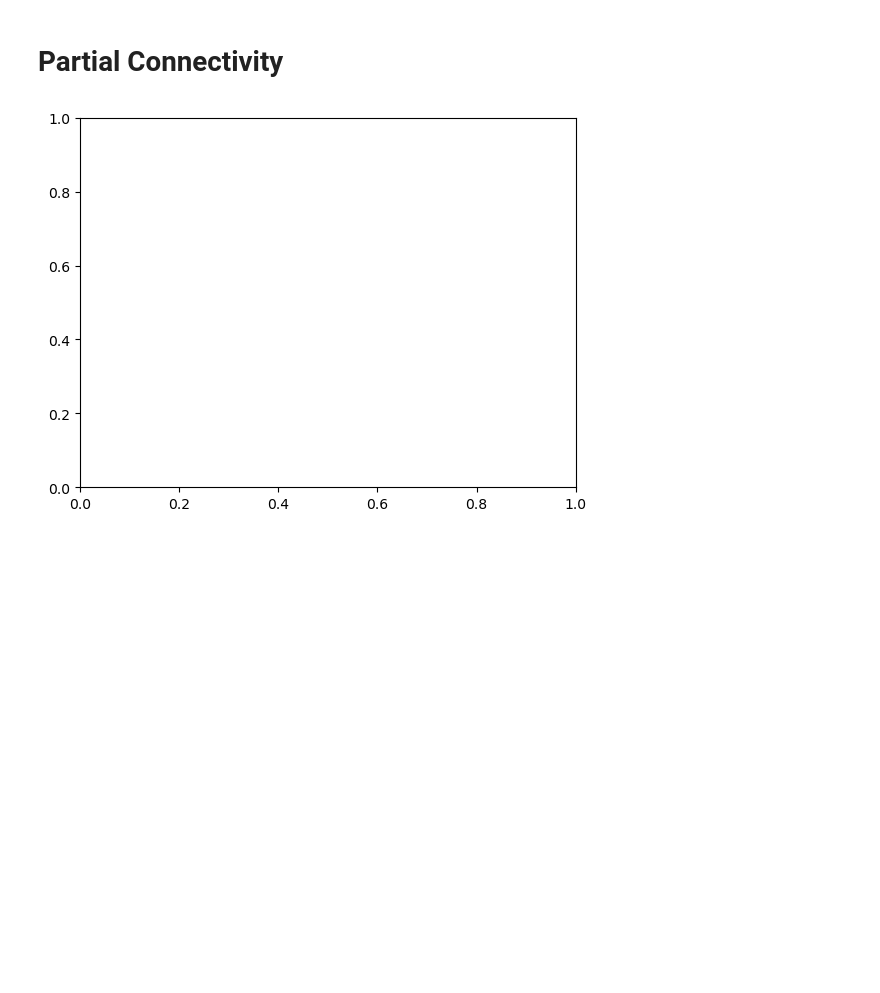
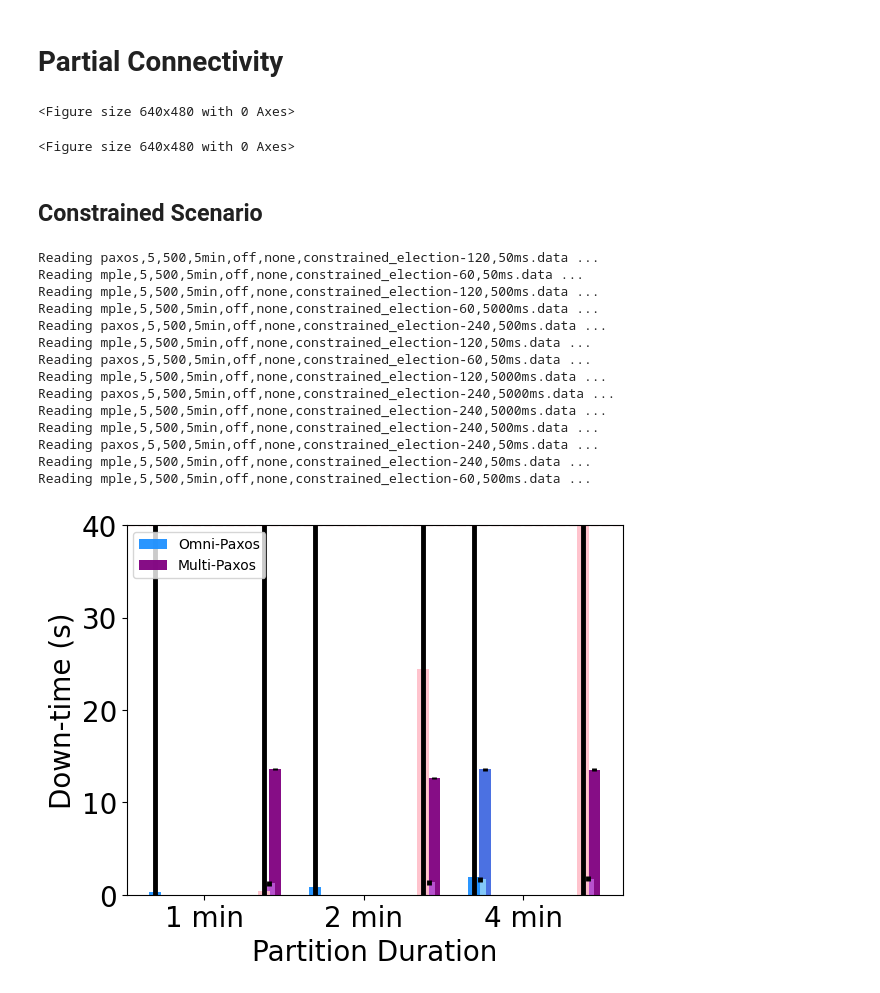
Before and after one commit to haraldng/omnipaxos-artifacts, a Jupyter notebook: visualisation/custom_plotters/bench/atomic_broadcast/Plotter.ipynb, the cells around one changed output. Drawn from its saved outputs; the diff is of its cells as text; code cells hidden in the pictures; blank space fills up the shorter version.

```diff
--- a/visualisation/custom_plotters/bench/atomic_broadcast/Plotter.ipynb
+++ b/visualisation/custom_plotters/bench/atomic_broadcast/Plotter.ipynb
@@ -16,9 +129,10 @@ GROUP_DIST = 10
 
 TIMEOUTS = ["50ms","500ms","5000ms"]
 
-fig, ax = plt.subplots()
+plt.figure()
 # %% [output]
-[figure, removed]
+<Figure size 640x480 with 0 Axes>
+<Figure size 640x480 with 0 Axes>
 # %%
 CI_INIT = [(0,0) for _ in range(3)]
 
@@ -118,15 +237,16 @@ def plot_all_bars(all_groups):
                 #bar_dist = (j)*BAR_DIST
                 #y = algo_group[j]
                 x = base + bar_dist
-                #print("x: {}, y: {}".format(x, y))
                 error_bar_color = "black"
-                if util.colors[label] == "black":
+                if colors[label] == "black":
                     error_bar_color = "gray"
                 #print(ci[algo_group_len - j-1])
                 (ci_lo, ci_hi) = ci[algo_group_len - j-1]
                 if y > 0:
-                    plt.bar(x, y, align='edge', width=BAR_WIDTH, color=util.colors[label], alpha=0.95, yerr=(ci_hi/1000-ci_lo/1000)/2, ecolor = error_bar_color, error_kw = {"elinewidth": 3.5})
+                    plt.bar(x, y, align='edge', width=BAR_WIDTH, color=colors[label], alpha=0.95, yerr=(ci_hi/1000-ci_lo/1000)/2, ecolor = error_bar_color, error_kw = {"elinewidth": 3.5}, label=algo)
 
+    ax = plt.gca()
+    legend_without_duplicate_labels(ax)
     #plt.yscale("log")
     SIZE = 20
     plt.rc('axes', labelsize=SIZE)    # fontsize of the x and y labels
@@ -141,9 +261,31 @@ def plot_all_bars(all_groups):
     plt.tick_params(axis='both', which='major', labelsize=SIZE)
     plt.ylabel("Down-time (s)", size=20)
     plt.xlabel("Partition Duration", size=20)
-    plt.ylim(top=40)
+    plt.ylim(top=40, bottom=0)
 
 
 #ax.legend(fontsize=18)
 #fig = ax.get_figure()
 #fig.set_size_inches(8.5, 4.5)
+# %% [markdown]
+## Constrained Scenario
+# %%
+CONSTRAINED_DIR = "/Users/haraldng/Library/CloudStorage/Dropbox/google-cloud/revision/oct-15/constrained/meta_results/constrained-paxos-mple-part1/5-500-off/longest_down_time"
+all_constrained = read_dir(CONSTRAINED_DIR, False, "constrained")
+plot_all_bars(all_constrained)
+# %% [output]
+Reading paxos,5,500,5min,off,none,constrained_election-120,50ms.data ...
+Reading mple,5,500,5min,off,none,constrained_election-60,50ms.data ...
+Reading mple,5,500,5min,off,none,constrained_election-120,500ms.data ...
+Reading mple,5,500,5min,off,none,constrained_election-60,5000ms.data ...
+Reading paxos,5,500,5min,off,none,constrained_election-240,500ms.data ...
+Reading mple,5,500,5min,off,none,constrained_election-120,50ms.data ...
+Reading paxos,5,500,5min,off,none,constrained_election-60,50ms.data ...
+Reading mple,5,500,5min,off,none,constrained_election-120,5000ms.data ...
+Reading paxos,5,500,5min,off,none,constrained_election-240,5000ms.data ...
+Reading mple,5,500,5min,off,none,constrained_election-240,5000ms.data ...
+Reading mple,5,500,5min,off,none,constrained_election-240,500ms.data ...
+Reading paxos,5,500,5min,off,none,constrained_election-240,50ms.data ...
+Reading mple,5,500,5min,off,none,constrained_election-240,50ms.data ...
+Reading mple,5,500,5min,off,none,constrained_election-60,500ms.data ...
+[figure, added]
```
Also changed, not shown: parts of 27 cells of this notebook.
